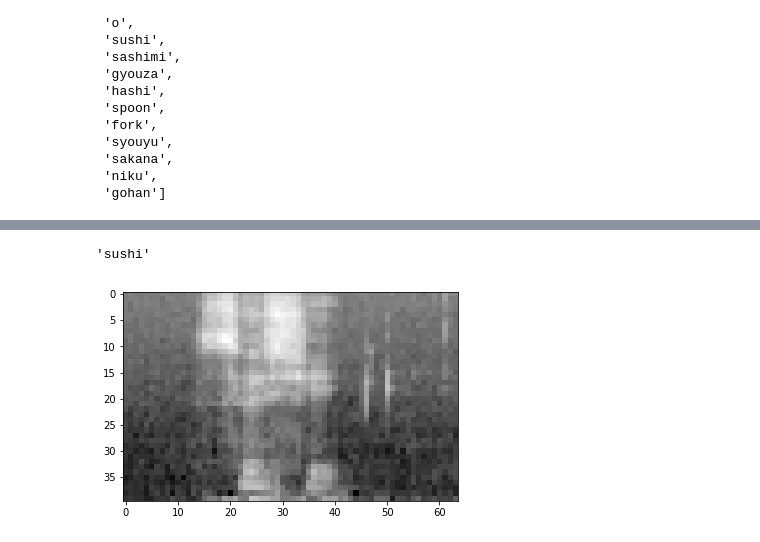
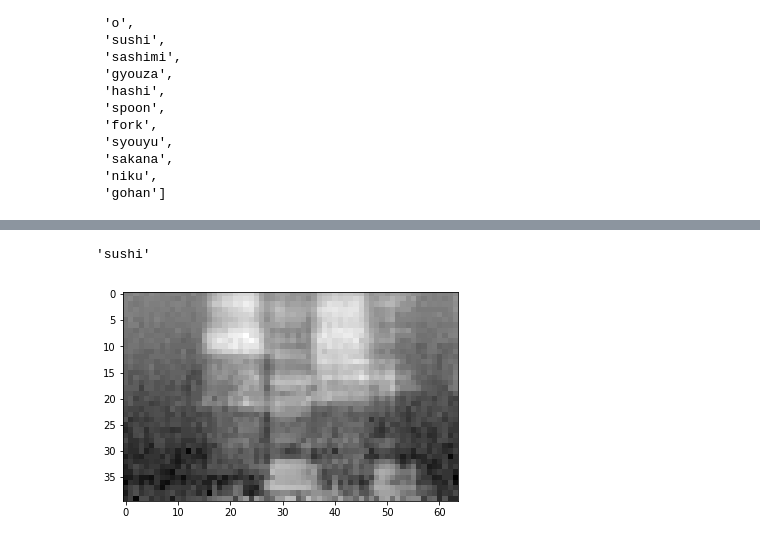
Before and after one commit to araobp/acoustic-features, a Jupyter notebook: tensorflow/Visualization_sushi.ipynb, the cells around one changed output, grey strips where cells are left out. Cells and saved outputs as stored; diff of their text form; code cells hidden in the pictures.

```diff
--- a/tensorflow/Visualization_sushi.ipynb
+++ b/tensorflow/Visualization_sushi.ipynb
@@ -10,7 +10,7 @@ DATASET_FOLDER = "../dataset/data_restaurant"
 SAVED_MODEL = "../dataset/data_restaurant/key_word_detection_cnn_20190325053252.h5"
 # %%
 ds = DataSet(DATASET_FOLDER)
-train_data, train_labels, test_data, test_labels = ds.generate(update=False)['mfsc']
+train_data, train_labels, test_data, test_labels = ds.generate(update=False, shuffle=False)['mfsc']
 
 model = models.load_model(SAVED_MODEL)
 ds.class_labels
@@ -33,3 +33,6 @@ ds.class_labels
  'sakana',
  'niku',
  'gohan']
+# %%
+train_data, train_labels = ds.reshape_per_class(train_data, train_labels)
+train_data, train_labels
@@ -36,12 +57,13 @@ ds.class_labels
 # %%
-image_number = 11
+l = ds.class_labels.index('sushi')
+image_number = 69
 
-plt.imshow(np.rot90(test_data[image_number,:,:,0]), cmap='gray')
+plt.imshow(np.rot90(train_data[l, image_number,:,:,0]), cmap='gray')
 plt.savefig('input.png')
-class_labels[np.argmax(test_labels[image_number])]
+ds.class_labels[np.argmax(train_labels[l, image_number])]
 # %% [output]
 'sushi'
-[figure, old version]
+[figure, new version]
 # %%
 layer_outputs = [layer.output for layer in model.layers]
 activation_model = models.Model(inputs=model.input, outputs=layer_outputs)
```
Also changed, not shown: parts of 8 cells of this notebook, 9 other files.
